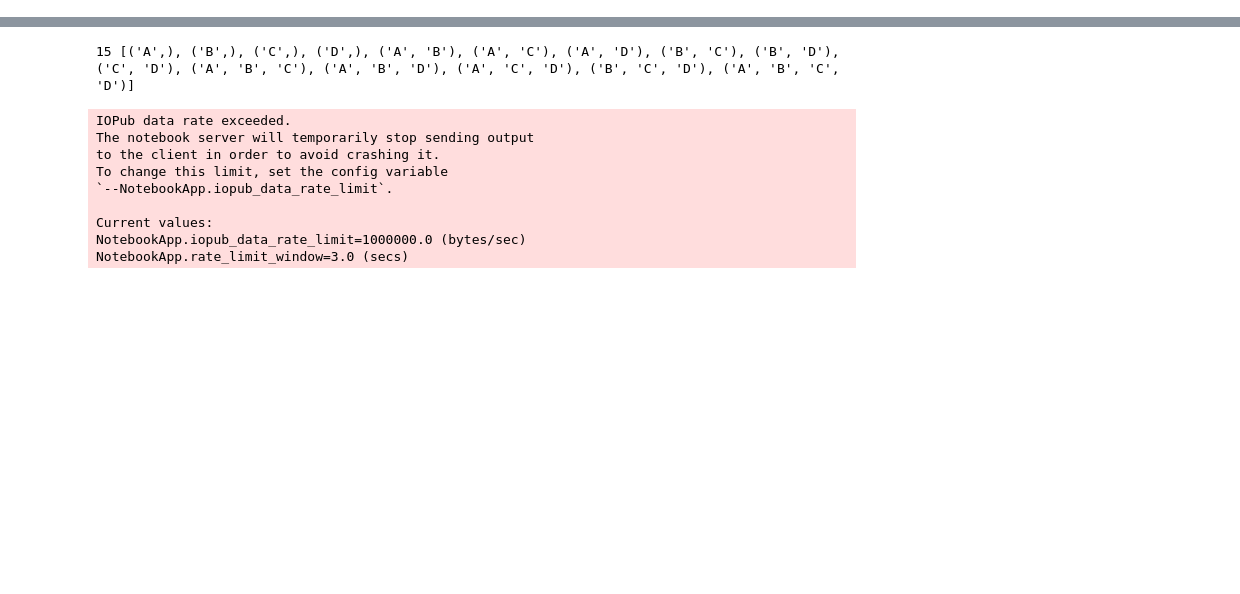
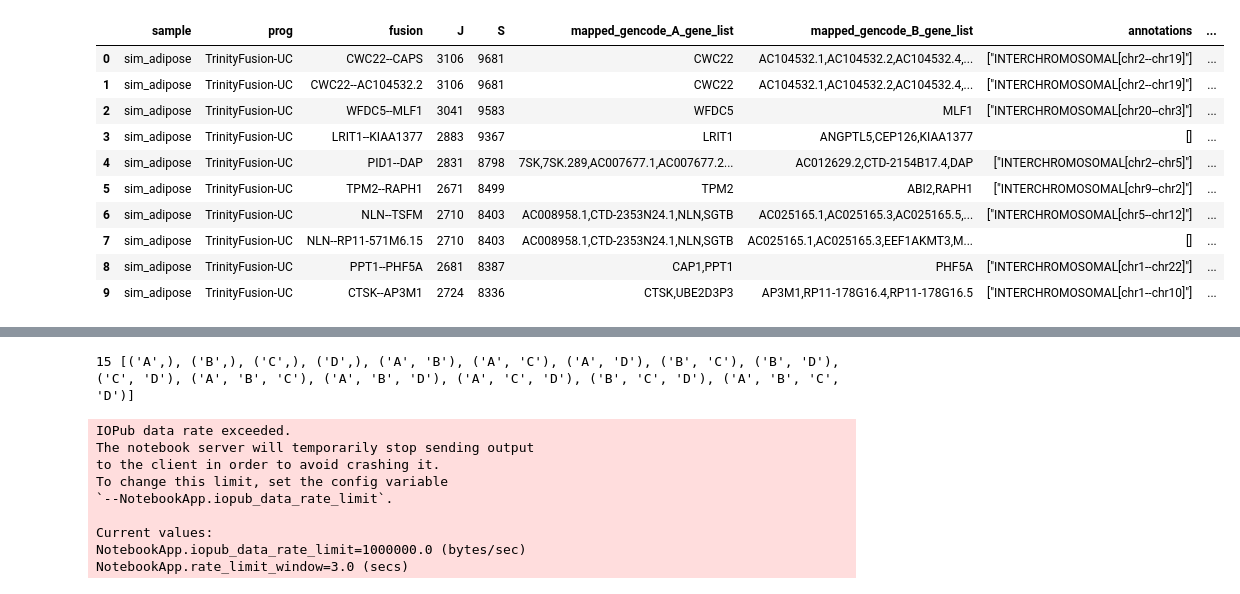
Before and after one commit to olopade-lab/gene-fusion, a Jupyter notebook: pipeline-benchmarking.ipynb, the cells around one changed output, grey strips where cells are left out. Saved outputs shown, nothing was run; the diff lists cells and outputs as text; code cells hidden in the pictures; blank space fills up the shorter version.

```diff
--- a/pipeline-benchmarking.ipynb
+++ b/pipeline-benchmarking.ipynb
@@ -8,6 +8,7 @@ import time
 import pandas as pd
 pd.options.display.max_columns = None
 pd.options.display.max_rows = None
+pd.options.display.max_colwidth = -1
 import numpy as np
 import seaborn as sns
 import matplotlib.pyplot as plt
@@ -123,6 +133,20 @@ fusion_sets = pd.DataFrame(data={
     ]
 }
 )
+# %%
+predictions[:10]
+# %% [output]
+|  | sample | prog | fusion | J | S | mapped_gencode_A_gene_list | mapped_gencode_B_gene_list | annotations | ... |
+| 0 | sim_adipose | TrinityFusion-UC | CWC22--CAPS | 3106 | 9681 | CWC22 | AC104532.1,AC104532.2,AC104532.4,... | ["INTERCHROMOSOMAL[chr2--chr19]"] | ... |
+| 1 | sim_adipose | TrinityFusion-UC | CWC22--AC104532.2 | 3106 | 9681 | CWC22 | AC104532.1,AC104532.2,AC104532.4,... | ["INTERCHROMOSOMAL[chr2--chr19]"] | ... |
+| 2 | sim_adipose | TrinityFusion-UC | WFDC5--MLF1 | 3041 | 9583 | WFDC5 | MLF1 | ["INTERCHROMOSOMAL[chr20--chr3]"] | ... |
+| 3 | sim_adipose | TrinityFusion-UC | LRIT1--KIAA1377 | 2883 | 9367 | LRIT1 | ANGPTL5,CEP126,KIAA1377 | [] | ... |
+| 4 | sim_adipose | TrinityFusion-UC | PID1--DAP | 2831 | 8798 | 7SK,7SK.289,AC007677.1,AC007677.2... | AC012629.2,CTD-2154B17.4,DAP | ["INTERCHROMOSOMAL[chr2--chr5]"] | ... |
+| 5 | sim_adipose | TrinityFusion-UC | TPM2--RAPH1 | 2671 | 8499 | TPM2 | ABI2,RAPH1 | ["INTERCHROMOSOMAL[chr9--chr2]"] | ... |
+| 6 | sim_adipose | TrinityFusion-UC | NLN--TSFM | 2710 | 8403 | AC008958.1,CTD-2353N24.1,NLN,SGTB | AC025165.1,AC025165.3,AC025165.5,... | ["INTERCHROMOSOMAL[chr5--chr12]"] | ... |
+| 7 | sim_adipose | TrinityFusion-UC | NLN--RP11-571M6.15 | 2710 | 8403 | AC008958.1,CTD-2353N24.1,NLN,SGTB | AC025165.1,AC025165.3,EEF1AKMT3,M... | [] | ... |
+| 8 | sim_adipose | TrinityFusion-UC | PPT1--PHF5A | 2681 | 8387 | CAP1,PPT1 | PHF5A | ["INTERCHROMOSOMAL[chr1--chr22]"] | ... |
+| 9 | sim_adipose | TrinityFusion-UC | CTSK--AP3M1 | 2724 | 8336 | CTSK,UBE2D3P3 | AP3M1,RP11-178G16.4,RP11-178G16.5 | ["INTERCHROMOSOMAL[chr1--chr10]"] | ... |
 # %%
 auc = pd.read_csv(
     os.path.join(benchmarking_dir, analysis_dir, '__analyze_strict/all.AUC.dat'),
```
Also changed, not shown: parts of 5 cells of this notebook.
